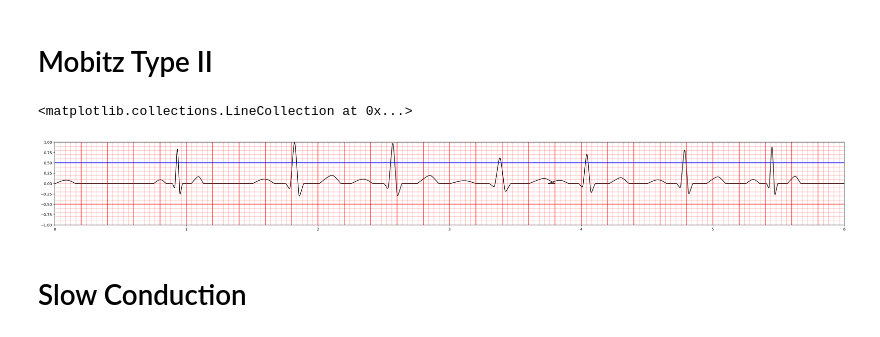
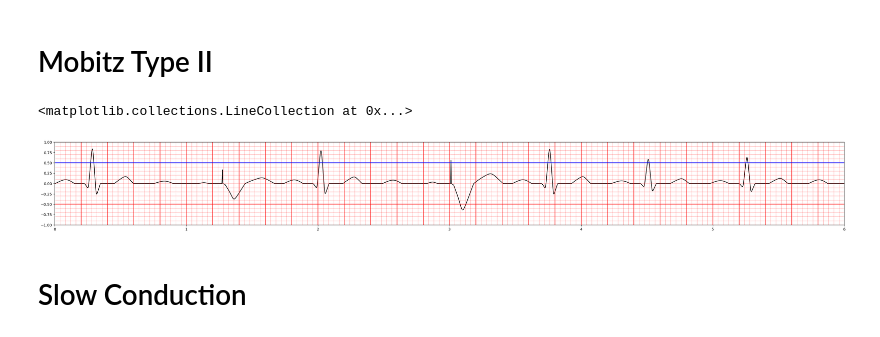
Before and after one commit to joonhaim/edupace, a Jupyter notebook: simulator-interface/ecg/ECG simulation - more organised version.ipynb, the cells around one changed output. Cells and saved outputs as stored; diff of their text form; code cells hidden in the pictures.

```diff
--- a/simulator-interface/ecg/ECG simulation - more organised version.ipynb
+++ b/simulator-interface/ecg/ECG simulation - more organised version.ipynb
@@ -1094,7 +1095,7 @@ def Mobitz_type_II(ecg_func, patient_HR, regularity, sensitivity,rate, output, a
 
     return x, y
 # %%
-def Mobitz_type_II(ecg_func, gap, regularity, sensitivity,rate, output, asynchronous,iterations=100):
+def Mobitz_type_II(ecg_func, gap, sensitivity,rate, output, asynchronous,iterations=100):
     ''' Function to stitch together multiple ECG beats into a continuous signal.
     Parameters:
     ecg_func: function that generates ECG waveform for a given signal type
@@ -1276,35 +1277,35 @@ def Mobitz_type_II(ecg_func, gap, regularity, sensitivity,rate, output, asynchro
 t = np.linspace(0,1,101)
 patient_HR = 80
 sensitivity = 0.5
-x_ecg, y_ecg = Mobitz_type_II(ECG_wave,patient_HR=patient_HR,regularity='Irregular', sensitivity=sensitivity, rate=60, output=1.5, asynchronous=False)
+x_ecg, y_ecg = Mobitz_type_II(ECG_wave,patient_HR=patient_HR, sensitivity=sensitivity, rate=60, output=1.7, asynchronous=False)
 
 fig, ax = plt.subplots(figsize=(38, 4))
 ax.plot(x_ecg, y_ecg, color='black')
 ax.set_xlim(0, 6)
 ax.set_ylim(-1, 1)
 
 # compute line positions
 big_lines_v = np.arange(0, 6, 0.2)
 small_lines_v = np.arange(0, 6, 0.04)
 big_lines_h = np.arange(-1.5, 1.5, 1)
 small_lines_h = np.arange(-1.5, 1.5, 0.1)
 
 ymin, ymax = ax.get_ylim()
 xmin, xmax = ax.get_xlim()
 
 # draw vertical lines (from ymin to ymax) in a single call each
 ax.vlines(big_lines_v, ymin, ymax, colors='red', alpha=0.7, linewidth=1.5)
 ax.vlines(small_lines_v, ymin, ymax, colors='red', alpha=0.3, linewidth=1)
 
 # draw horizontal lines (from xmin to xmax)
 ax.hlines(big_lines_h, xmin, xmax, colors='red', alpha=0.7, linewidth=1.5)
 ax.hlines(small_lines_h, xmin, xmax, colors='red', alpha=0.3, linewidth=1)
 
 #Line to indicate sensitivity setting
 ax.hlines(sensitivity, xmin, xmax, colors='blue', alpha=1, linewidth=1.5)
 # %% [output]
 <matplotlib.collections.LineCollection at 0x...>
-[figure, old version]
+[figure, new version]
 # %% [markdown]
 # Slow Conduction #
 # %%
```
Also changed, not shown: parts of 1 cell of this notebook.
